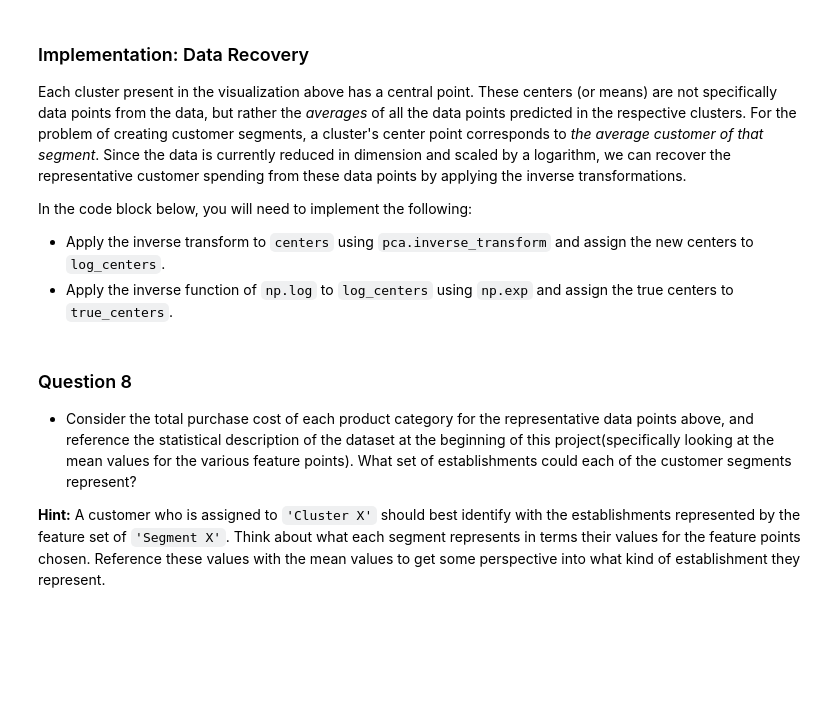
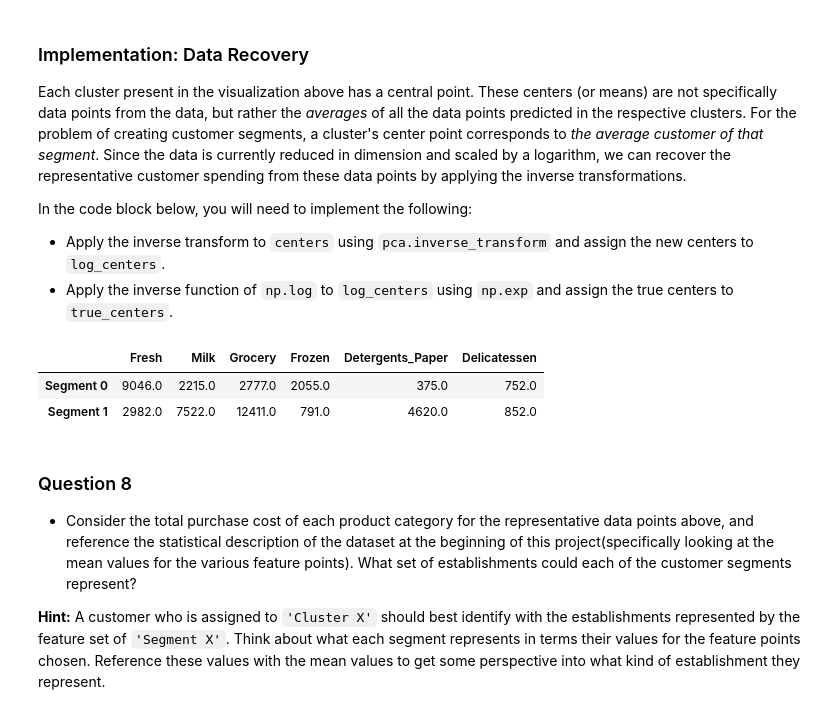
Before and after one commit to astelmashenko/ndml, a Jupyter notebook: projects/customer_segments/customer_segments.ipynb, the cells around one changed output. Drawn from its saved outputs; the diff is of its cells as text; code cells hidden in the pictures; blank space fills up the shorter version.

```diff
--- a/projects/customer_segments/customer_segments.ipynb
+++ b/projects/customer_segments/customer_segments.ipynb
@@ -484,7 +484,7 @@ In the code block below, you will need to implement the following:
 from sklearn.metrics import silhouette_score
 from sklearn.mixture import GaussianMixture
 
-for n_clusters in [2, 3, 4, 6, 8, 9]:
+for n_clusters in [3, 4, 6, 8, 9, 16, 2]:
     # TODO: Apply your clustering algorithm of choice to the reduced data
     clusterer = GaussianMixture(n_components=n_clusters)
 
@@ -493,7 +493,7 @@ for n_clusters in [2, 3, 4, 6, 8, 9]:
     preds = clusterer.predict(reduced_data)
 
     # TODO: Find the cluster centers
-    centers = None # no cluster centers in GMM clusterer
+    centers = clusterer.means_
 
     # TODO: Predict the cluster for each transformed sample data point
     sample_preds = clusterer.predict(pca_samples)
@@ -535,16 +538,20 @@ In the code block below, you will need to implement the following:
  - Apply the inverse function of `np.log` to `log_centers` using `np.exp` and assign the true centers to `true_centers`.
 # %%
 # TODO: Inverse transform the centers
-log_centers = None
+log_centers = pca.inverse_transform(centers)
 
 # TODO: Exponentiate the centers
-true_centers = None
+true_centers = np.exp(log_centers)
 
 # Display the true centers
 segments = ['Segment {}'.format(i) for i in range(0,len(centers))]
 true_centers = pd.DataFrame(np.round(true_centers), columns = data.keys())
 true_centers.index = segments
 display(true_centers)
+# %% [output]
+|  | Fresh | Milk | Grocery | Frozen | Detergents_Paper | Delicatessen |
+| Segment 0 | 9046.0 | 2215.0 | 2777.0 | 2055.0 | 375.0 | 752.0 |
+| Segment 1 | 2982.0 | 7522.0 | 12411.0 | 791.0 | 4620.0 | 852.0 |
 # %% [markdown]
 ### Question 8
 
```
Also changed, not shown: parts of 2 cells of this notebook.
